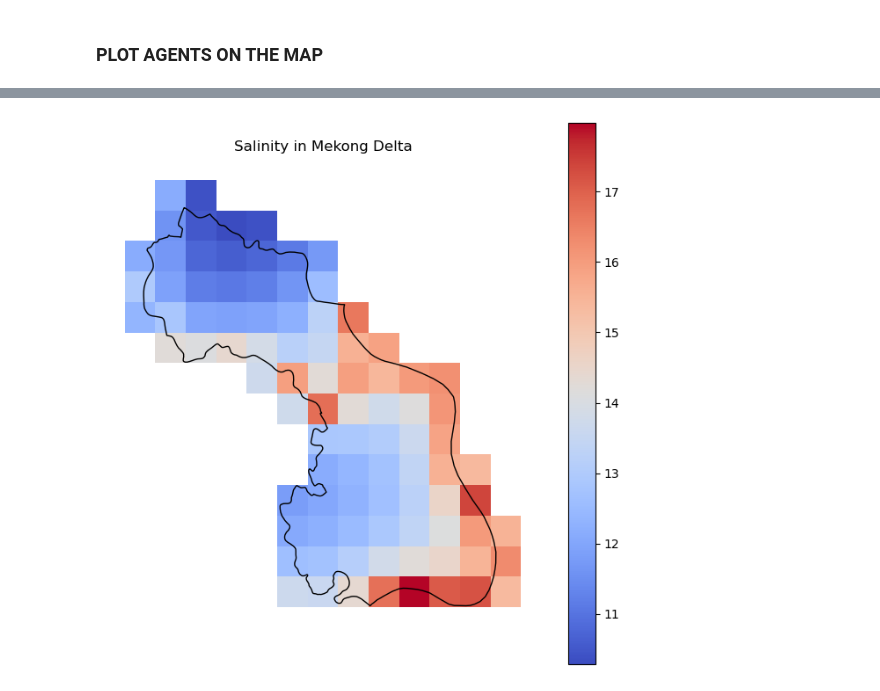
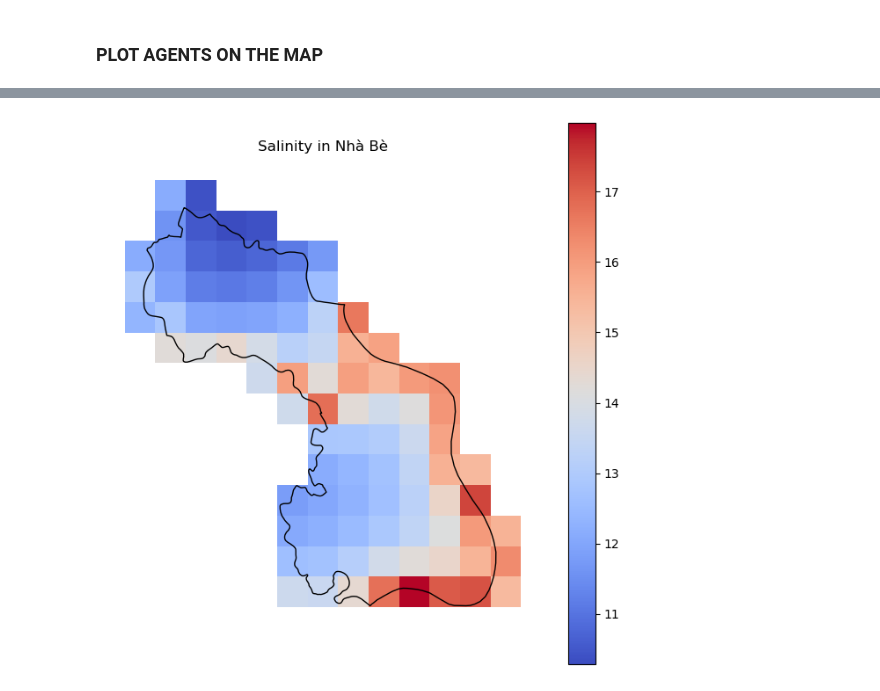
Before and after one commit to Juliettevanalst/Thesis, a Jupyter notebook: model_run2.ipynb, the cells around one changed output, grey strips where cells are left out. Saved outputs shown, nothing was run; the diff lists cells and outputs as text; code cells hidden in the pictures.

```diff
--- a/model_run2.ipynb
+++ b/model_run2.ipynb
@@ -142,10 +59,10 @@ plt.show()
 # %%
 fig, ax = plt.subplots(figsize=(8, 8))
 model.polygon_districts.boundary.plot(ax=ax, color='black', linewidth=1)
 model.data_salinity.plot(ax=ax, column="Salinity", cmap="coolwarm", legend=True)
-plt.title("Salinity in Mekong Delta")
+plt.title(f"Salinity in {model.district}")
 plt.axis("off")
 plt.show()
 # %% [output]
-[figure, old version]
+[figure, new version]
 # %%
```
Also changed, not shown: parts of 4 cells of this notebook, 3 other files.
